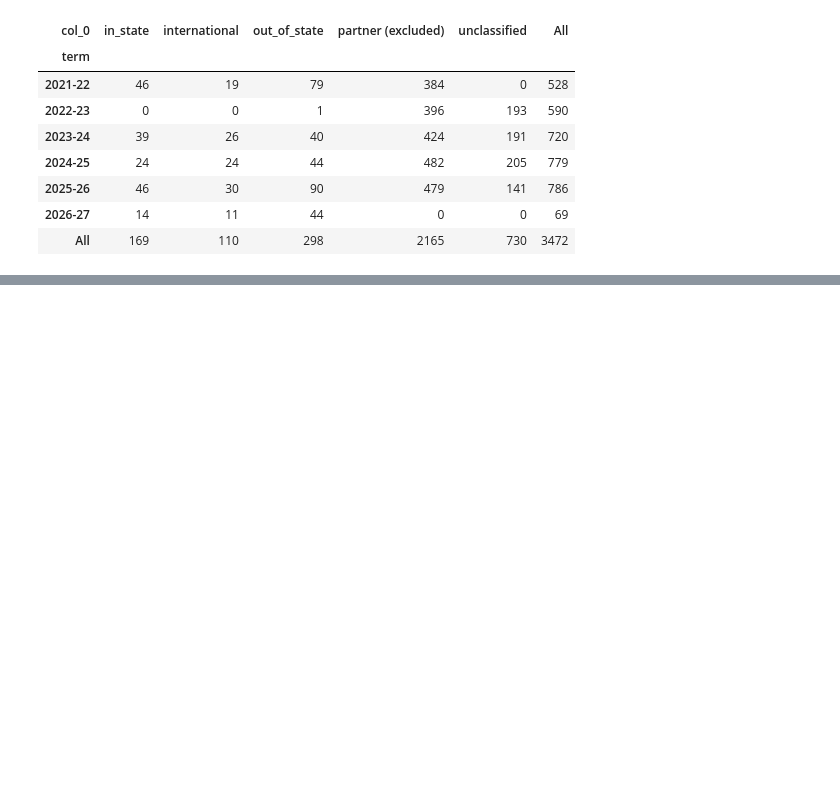
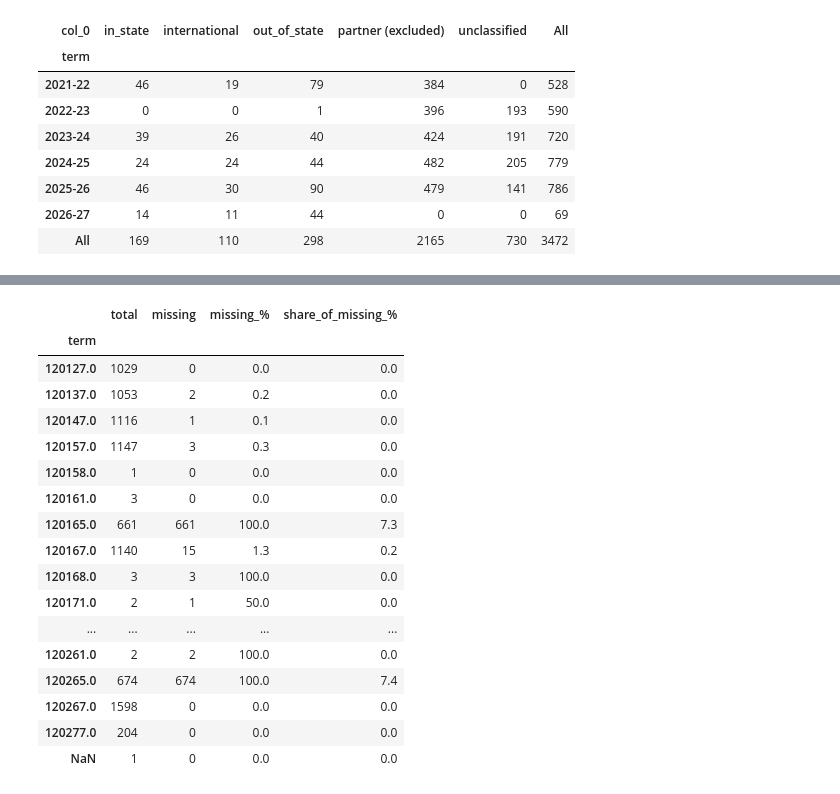
Before and after one commit to Sherry438/NetMath-Data-Analysis, a Jupyter notebook: notebooks/03_illinois_enrollment_trends.ipynb, the cells around one changed output, grey strips where cells are left out. Saved outputs shown, nothing was run; the diff lists cells and outputs as text; code cells hidden in the pictures; blank space fills up the shorter version.

Commit message:
Updated enrollment maps; checked patterns of missing locations

```diff
--- a/notebooks/03_illinois_enrollment_trends.ipynb
+++ b/notebooks/03_illinois_enrollment_trends.ipynb
@@ -1039,0 +1081,13 @@ pd.crosstab(
+# %%
+df_all["missing_location"] = df_all["state"].isna() & df_all["country"].isna()
+print("missing location:", df_all["missing_location"].sum(), "of", len(df_all),
+      f"({df_all['missing_location'].mean() * 100:.1f}%)\n")
+
+term_code = df_all["term"].astype("Int64").astype("string")  # 120227.0 -> "120227", NaN stays <NA>
+df_all["term_year"] = term_code.str[1:5]
+df_all["term_suffix"] = term_code.str[-1]
+df_all["term_type"] = df_all["term_suffix"].map({"7": "rolling", "5": "summer"}).fillna("semester T=" + df_all["term_suffix"])
+
+print("term suffix values:", df_all["term_suffix"].value_counts(dropna=False).to_dict())
+print("value types:", {c: df_all[c].map(lambda v: type(v).__name__).value_counts().to_dict()
+                       for c in ["term", "format", "isAdult", "isPartner", "status", "course"]})
@@ -1039,0 +1104,14 @@ pd.crosstab(
+# %%
+def missing_table(col):
+    t = df_all.groupby(col, dropna=False)["missing_location"].agg(total="size", missing="sum")
+    t["missing_%"] = (t["missing"] / t["total"] * 100).round(1)
+    t["share_of_missing_%"] = (t["missing"] / t["missing"].sum() * 100).round(1)
+    return t
+
+missing_tables = {col: missing_table(col) for col in
+                  ["term", "term_year", "term_type", "format", "isAdult", "isPartner", "status", "course"]}
+
+with pd.option_context("display.max_rows", None):
+    for col in ["term_type", "format", "isAdult", "isPartner", "status"]:
+        print(f"--- {col}")
+        display(missing_tables[col].sort_values("total", ascending=False))
@@ -1039,0 +1154,23 @@ pd.crosstab(
+# %%
+# by term (chronological) -- is the missing data concentrated in certain years?
+with pd.option_context("display.max_rows", None):
+    display(missing_tables["term"].sort_index())
+# %% [output]
+|  | total | missing | missing_% | share_of_missing_% |
+| term |  |  |  |  |
+| 120127.0 | 1029 | 0 | 0.0 | 0.0 |
+| 120137.0 | 1053 | 2 | 0.2 | 0.0 |
+| 120147.0 | 1116 | 1 | 0.1 | 0.0 |
+| 120157.0 | 1147 | 3 | 0.3 | 0.0 |
+| 120158.0 | 1 | 0 | 0.0 | 0.0 |
+| 120161.0 | 3 | 0 | 0.0 | 0.0 |
+| 120165.0 | 661 | 661 | 100.0 | 7.3 |
+| 120167.0 | 1140 | 15 | 1.3 | 0.2 |
+| 120168.0 | 3 | 3 | 100.0 | 0.0 |
+| 120171.0 | 2 | 1 | 50.0 | 0.0 |
+| ... | ... | ... | ... | ... |
+| 120261.0 | 2 | 2 | 100.0 | 0.0 |
+| 120265.0 | 674 | 674 | 100.0 | 7.4 |
+| 120267.0 | 1598 | 0 | 0.0 | 0.0 |
+| 120277.0 | 204 | 0 | 0.0 | 0.0 |
+| NaN | 1 | 0 | 0.0 | 0.0 |
```
Also changed, not shown: parts of 9 cells of this notebook.
